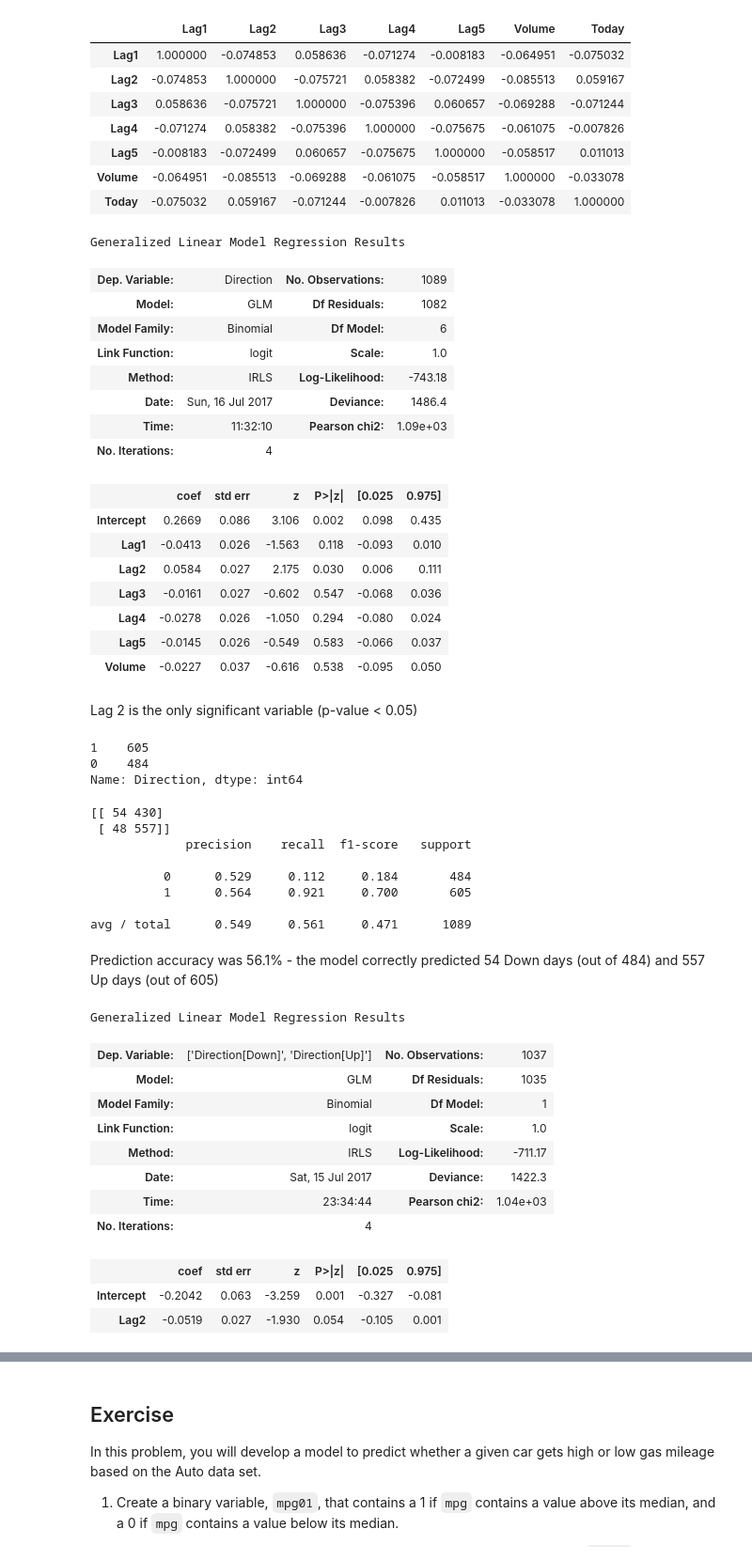
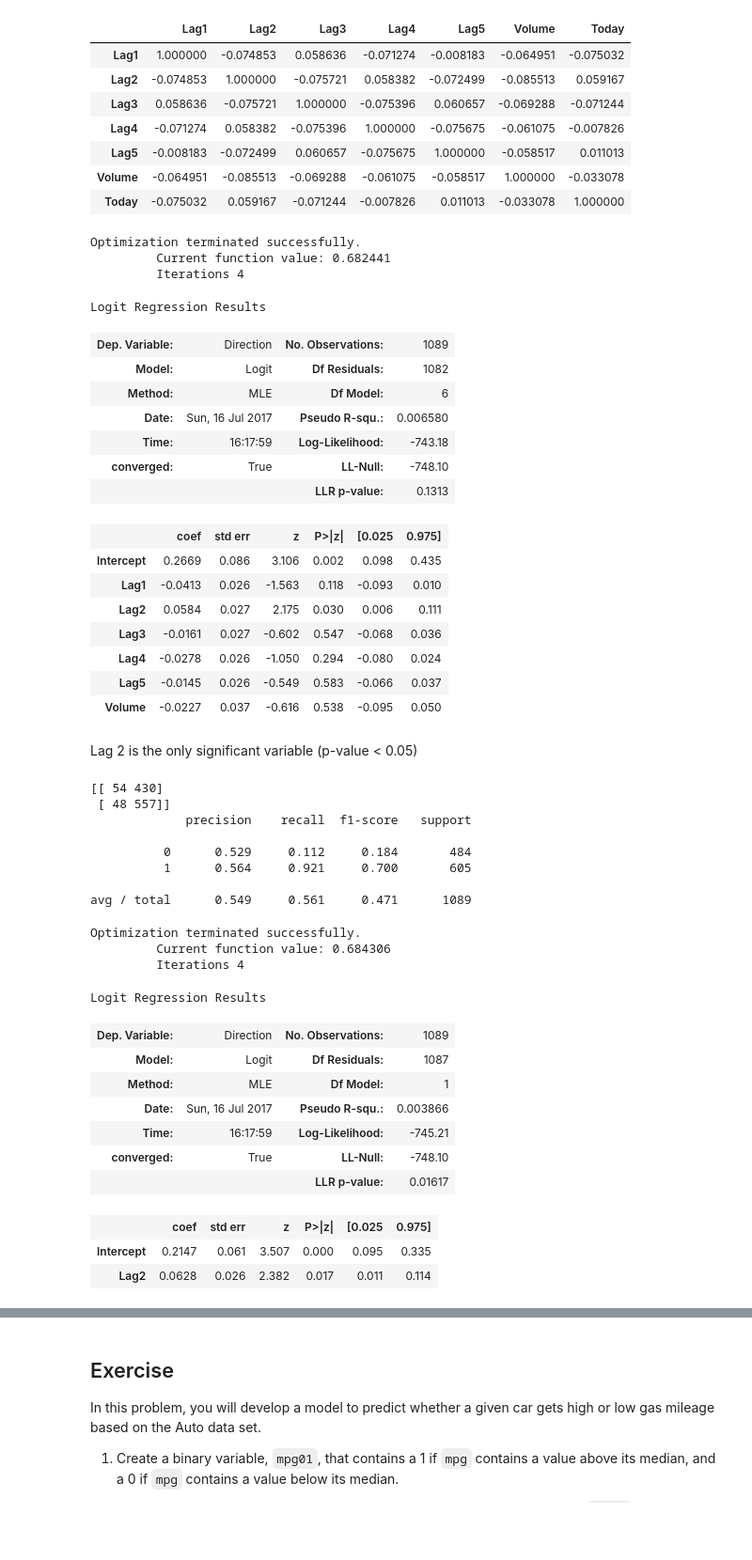
Before and after one commit to Rosswell/k2_datascience, a Jupyter notebook: Classification/Classification_Exercises.ipynb, the cells around one changed output, grey strips where cells are left out. Shown: that part at 94% size. Saved outputs shown, nothing was run; the diff lists cells and outputs as text; code cells hidden in the pictures; blank space fills up the shorter version.

```diff
--- a/Classification/Classification_Exercises.ipynb
+++ b/Classification/Classification_Exercises.ipynb
@@ -83,18 +86,19 @@ corr
 # %%
 formula = 'Direction ~ Lag1+Lag2+Lag3+Lag4+Lag5+Volume'
-weekly['Direction'] = np.where(weekly['Direction'] == 'Up', 1, 0)
-results = smf.glm(formula, data=weekly, family=sm.families.Binomial()).fit()
+results = smf.logit(formula, data=weekly).fit()
 results.summary()
 # %% [output]
-Generalized Linear Model Regression Results
+Optimization terminated successfully.
+         Current function value: 0.682441
+         Iterations 4
+Logit Regression Results
 | Dep. Variable: | Direction | No. Observations: | 1089 |
-| Model: | GLM | Df Residuals: | 1082 |
-| Model Family: | Binomial | Df Model: | 6 |
-| Link Function: | logit | Scale: | 1.0 |
-| Method: | IRLS | Log-Likelihood: | -743.18 |
-| Date: | Sun, 16 Jul 2017 | Deviance: | 1486.4 |
-| Time: | 11:32:10 | Pearson chi2: | 1.09e+03 |
-| No. Iterations: | 4 |  |  |
+| Model: | Logit | Df Residuals: | 1082 |
+| Method: | MLE | Df Model: | 6 |
+| Date: | Sun, 16 Jul 2017 | Pseudo R-squ.: | 0.006580 |
+| Time: | 16:17:59 | Log-Likelihood: | -743.18 |
+| converged: | True | LL-Null: | -748.10 |
+|  |  | LLR p-value: | 0.1313 |
 |  | coef | std err | z | P>|z| | [0.025 | 0.975] |
 | Intercept | 0.2669 | 0.086 | 3.106 | 0.002 | 0.098 | 0.435 |
 | Lag1 | -0.0413 | 0.026 | -1.563 | 0.118 | -0.093 | 0.010 |
@@ -105,10 +109,4 @@ Generalized Linear Model Regression Results
 | Volume | -0.0227 | 0.037 | -0.616 | 0.538 | -0.095 | 0.050 |
 # %% [markdown]
 Lag 2 is the only significant variable (p-value < 0.05)
-# %%
-weekly.Direction.value_counts()
-# %% [output]
-1    605
-0    484
-Name: Direction, dtype: int64
 # %%
@@ -124,5 +122,3 @@ print(classification_report(weekly["Direction"], predictions, digits=3))
           1      0.564     0.921     0.700       605
 
 avg / total      0.549     0.561     0.471      1089
-# %% [markdown]
-Prediction accuracy was 56.1% - the model correctly predicted 54 Down days (out of 484) and 557 Up days (out of 605)
@@ -129,17 +131,19 @@ Prediction accuracy was 56.1% - the model correctly predicted 54 Down days (out
 # %%
 formula = 'Direction ~ Lag2'
-results = smf.glm(formula, data=x_train, family=sm.families.Binomial()).fit()
+results = smf.logit(formula, data=weekly).fit()
 results.summary()
 # %% [output]
-Generalized Linear Model Regression Results
+Optimization terminated successfully.
+         Current function value: 0.684306
+         Iterations 4
+Logit Regression Results
-| Dep. Variable: | ['Direction[Down]', 'Direction[Up]'] | No. Observations: | 1037 |
-| Model: | GLM | Df Residuals: | 1035 |
-| Model Family: | Binomial | Df Model: | 1 |
-| Link Function: | logit | Scale: | 1.0 |
-| Method: | IRLS | Log-Likelihood: | -711.17 |
-| Date: | Sat, 15 Jul 2017 | Deviance: | 1422.3 |
-| Time: | 23:34:44 | Pearson chi2: | 1.04e+03 |
-| No. Iterations: | 4 |  |  |
+| Dep. Variable: | Direction | No. Observations: | 1089 |
+| Model: | Logit | Df Residuals: | 1087 |
+| Method: | MLE | Df Model: | 1 |
+| Date: | Sun, 16 Jul 2017 | Pseudo R-squ.: | 0.003866 |
+| Time: | 16:17:59 | Log-Likelihood: | -745.21 |
+| converged: | True | LL-Null: | -748.10 |
+|  |  | LLR p-value: | 0.01617 |
 |  | coef | std err | z | P>|z| | [0.025 | 0.975] |
-| Intercept | -0.2042 | 0.063 | -3.259 | 0.001 | -0.327 | -0.081 |
-| Lag2 | -0.0519 | 0.027 | -1.930 | 0.054 | -0.105 | 0.001 |
+| Intercept | 0.2147 | 0.061 | 3.507 | 0.000 | 0.095 | 0.335 |
+| Lag2 | 0.0628 | 0.026 | 2.382 | 0.017 | 0.011 | 0.114 |
```
Also changed, not shown: parts of 30 cells of this notebook.
